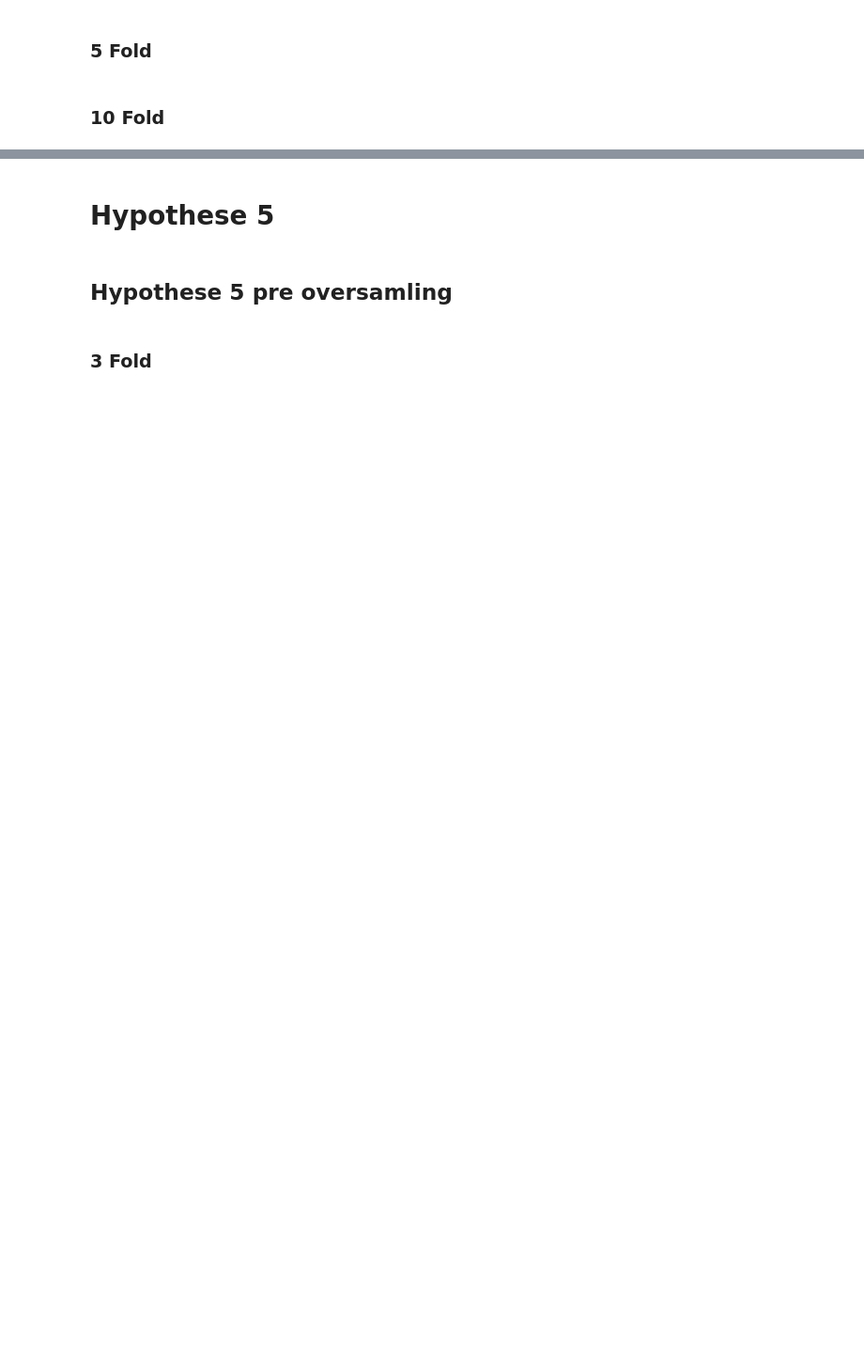
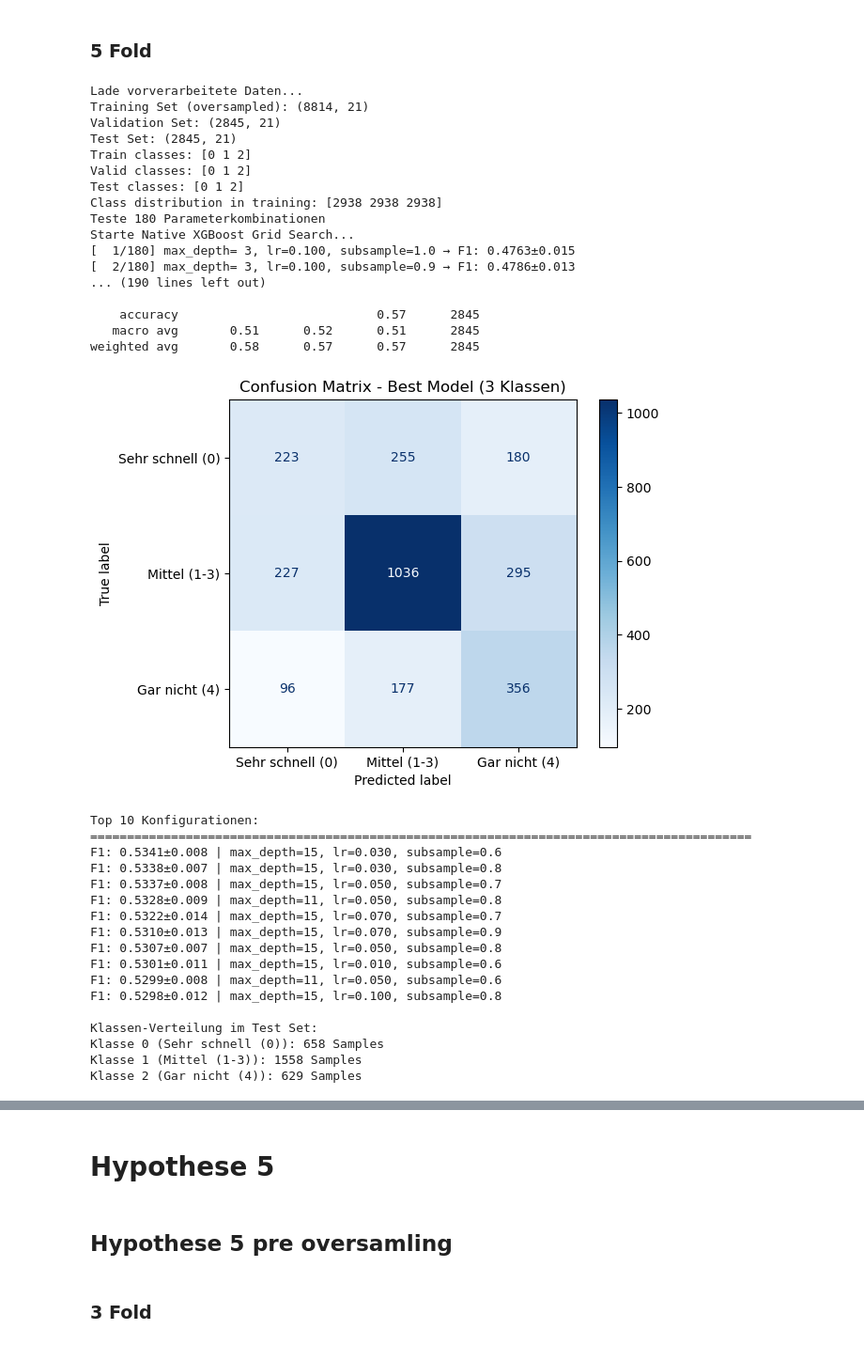
Before and after one commit to SebastianWolfP/AlgoTuning, a Jupyter notebook: 04-01-Interaktionsanalyse_3Param.ipynb, the cells around one changed output, grey strips where cells are left out. Shown: that part at 94% size. Cells and saved outputs as stored; diff of their text form; code cells hidden in the pictures; blank space fills up the shorter version.

```diff
--- a/04-01-Interaktionsanalyse_3Param.ipynb
+++ b/04-01-Interaktionsanalyse_3Param.ipynb
@@ -444,8 +507,8 @@ print(f"Teste {total_combinations} Parameterkombinationen")
 def evaluate_params_native(max_depth, learning_rate, subsample, X_train, y_train):
     """Evaluiert Parameter mit nativem XGBoost (ohne sklearn)"""
 
-    # Manual 3-Fold Cross Validation
-    cv = StratifiedKFold(n_splits=5, shuffle=True, random_state=42)
+    # Manual 6-Fold Cross Validation
+    cv = StratifiedKFold(n_splits=6, shuffle=True, random_state=42)
     f1_scores = []
 
     for train_idx, val_idx in cv.split(X_train, y_train):
@@ -538,32 +601,66 @@ test_f1 = f1_score(y_test, y_test_pred, average='weighted')
 
 print(f"Test Accuracy: {test_accuracy:.4f}")
 print(f"Test F1 Score: {test_f1:.4f}")
 
 print("Classification Report:")
 print(classification_report(y_test, y_test_pred))
 
 # Confusion Matrix (für 3 Klassen)
 labels_all = [0, 1, 2]
 cm = confusion_matrix(y_test, y_test_pred, labels=labels_all)
 disp = ConfusionMatrixDisplay(confusion_matrix=cm, display_labels=["Sehr schnell (0)", "Mittel (1-3)", "Gar nicht (4)"])
 disp.plot(cmap="Blues")
 plt.title("Confusion Matrix - Best Model (3 Klassen)")
 plt.show()
 
 # Top 10 Konfigurationen
 print(f"\nTop 10 Konfigurationen:")
 print("="*90)
 top_10 = results_df.nlargest(10, 'f1_mean')
 
 for idx, row in top_10.iterrows():
     print(f"F1: {row['f1_mean']:.4f}±{row['f1_std']:.3f} | "
           f"max_depth={int(row['max_depth']):2d}, lr={row['learning_rate']:.3f}, subsample={row['subsample']:.1f}")
 
 # Klassen-Verteilung anzeigen
 print(f"\nKlassen-Verteilung im Test Set:")
 unique, counts = np.unique(y_test, return_counts=True)
 for cls, count in zip(unique, counts):
     class_names = ["Sehr schnell (0)", "Mittel (1-3)", "Gar nicht (4)"]
     print(f"Klasse {cls} ({class_names[cls]}): {count} Samples")
+# %% [output]
+Lade vorverarbeitete Daten...
+Training Set (oversampled): (8814, 21)
+Validation Set: (2845, 21)
+Test Set: (2845, 21)
+Train classes: [0 1 2]
+Valid classes: [0 1 2]
+Test classes: [0 1 2]
+Class distribution in training: [2938 2938 2938]
+Teste 180 Parameterkombinationen
+Starte Native XGBoost Grid Search...
+[  1/180] max_depth= 3, lr=0.100, subsample=1.0 → F1: 0.4763±0.015
+[  2/180] max_depth= 3, lr=0.100, subsample=0.9 → F1: 0.4786±0.013
+... (190 lines left out)
+
+    accuracy                           0.57      2845
+   macro avg       0.51      0.52      0.51      2845
+weighted avg       0.58      0.57      0.57      2845
+[figure, added]
+Top 10 Konfigurationen:
+==========================================================================================
+F1: 0.5341±0.008 | max_depth=15, lr=0.030, subsample=0.6
+F1: 0.5338±0.007 | max_depth=15, lr=0.030, subsample=0.8
+F1: 0.5337±0.008 | max_depth=15, lr=0.050, subsample=0.7
+F1: 0.5328±0.009 | max_depth=11, lr=0.050, subsample=0.8
+F1: 0.5322±0.014 | max_depth=15, lr=0.070, subsample=0.7
+F1: 0.5310±0.013 | max_depth=15, lr=0.070, subsample=0.9
+F1: 0.5307±0.007 | max_depth=15, lr=0.050, subsample=0.8
+F1: 0.5301±0.011 | max_depth=15, lr=0.010, subsample=0.6
+F1: 0.5299±0.008 | max_depth=11, lr=0.050, subsample=0.6
+F1: 0.5298±0.012 | max_depth=15, lr=0.100, subsample=0.8
+
+Klassen-Verteilung im Test Set:
+Klasse 0 (Sehr schnell (0)): 658 Samples
+Klasse 1 (Mittel (1-3)): 1558 Samples
+Klasse 2 (Gar nicht (4)): 629 Samples
-# %% [markdown]
-### 10 Fold
```
Also changed, not shown: parts of 7 cells of this notebook.
